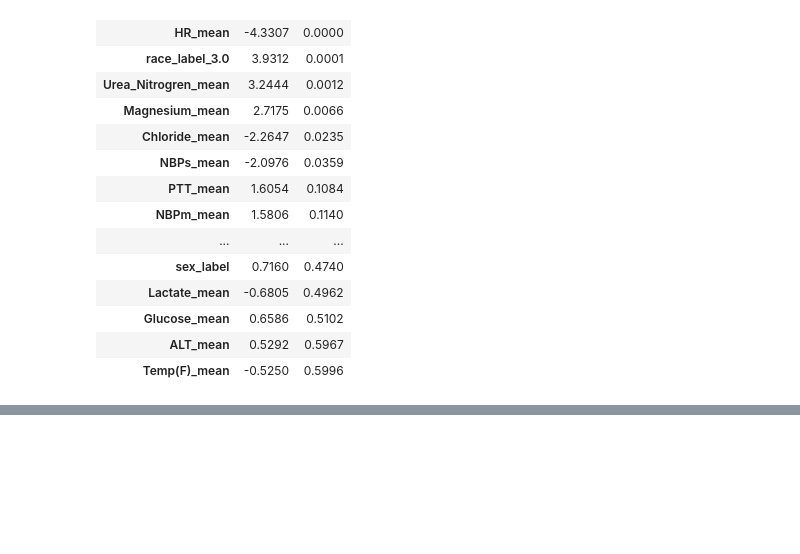
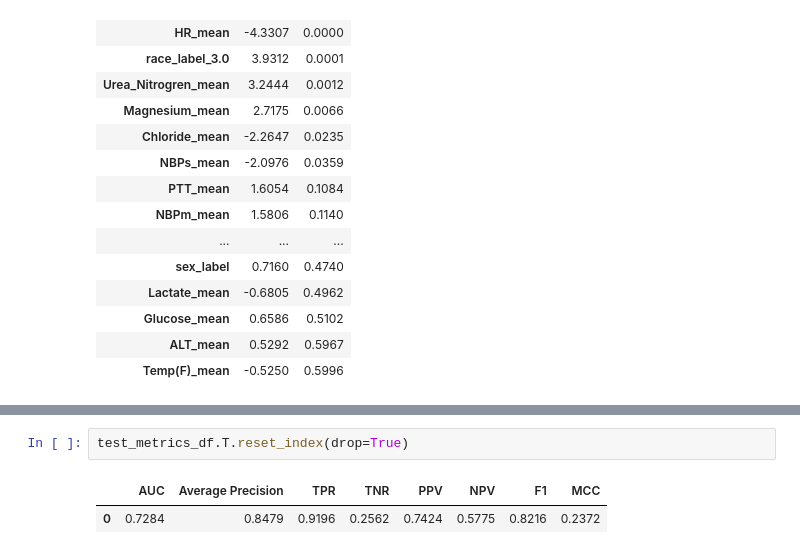
Before and after one commit to singlaayush/barttender, a Jupyter notebook: notebooks/mimic-lr-idp.ipynb, the cells around one changed output, grey strips where cells are left out. Cells and saved outputs as stored; diff of their text form; blank space fills up the shorter version.

```diff
--- a/notebooks/mimic-lr-idp.ipynb
+++ b/notebooks/mimic-lr-idp.ipynb
@@ -218,0 +268,5 @@ z_scores.sort_values(by='P>|z|', ascending=True).head(20)
+# %%
+test_metrics_df.T.reset_index(drop=True)
+# %% [output]
+|  | AUC | Average Precision | TPR | TNR | PPV | NPV | F1 | MCC |
+| 0 | 0.7284 | 0.8479 | 0.9196 | 0.2562 | 0.7424 | 0.5775 | 0.8216 | 0.2372 |
```
Also changed, not shown: parts of 5 cells of this notebook, 4 other files.
